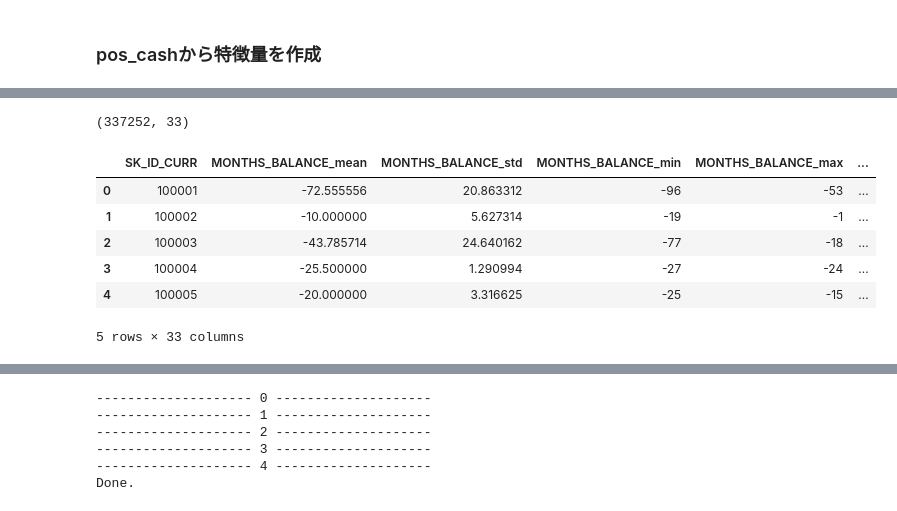
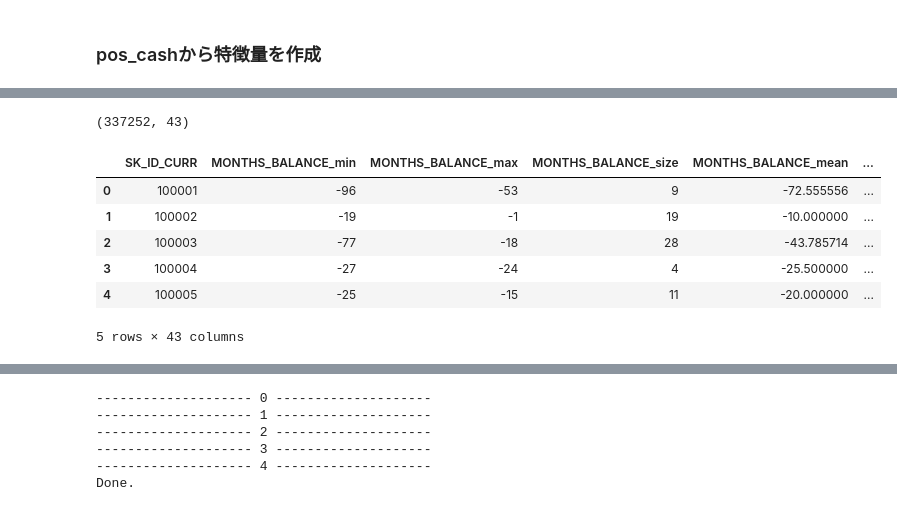
Before and after one commit to nekonabesan/kaggle_study, a Jupyter notebook: hcdr/Xgb_parameter_chuning_02.ipynb, the cells around one changed output, grey strips where cells are left out. Cells and saved outputs as stored; diff of their text form; code cells hidden in the pictures.

```diff
--- a/hcdr/Xgb_parameter_chuning_02.ipynb
+++ b/hcdr/Xgb_parameter_chuning_02.ipynb
@@ -216,3 +275,6 @@ def kde_target(var_name, df):
+# %%
+def geometric_mean(x):
+    return np.exp(np.log(x[x>0]).mean())
 # %% [markdown]
 ## baselineを確認(ラベルエンコーディング済み)
 # %%
@@ -647,0 +908,4 @@ col_ohe
+# %%
+# Some new features 2022/06/14
+pos_ohe['pos CNT_INSTALMENT_more_CNT_INSTALMENT_FUTURE'] = (pos_ohe['CNT_INSTALMENT'] > pos_ohe['CNT_INSTALMENT_FUTURE']).astype(int)
+pos_ohe.head()
@@ -648,40 +919,40 @@ col_ohe
 # %%
 pos_ohe_agg = pos_ohe.groupby('SK_ID_CURR').agg({
-    "MONTHS_BALANCE": ["mean", "std", "min", "max"]
-    ,"CNT_INSTALMENT": ["mean", "std", "min", "max"]
-    ,"CNT_INSTALMENT_FUTURE": ["mean", "std", "min", "max"]
-    ,"SK_DPD": ["mean", "std", "min", "max"]
-    ,"SK_DPD_DEF": ["mean", "std", "min", "max"]
+    "MONTHS_BALANCE": ['min', 'max', 'size', 'mean', 'var', 'sum']
+    ,"CNT_INSTALMENT": ['min', 'max', 'size', 'mean', 'var', 'sum']
+    ,"CNT_INSTALMENT_FUTURE": ['min', 'max', 'size', 'mean', 'var', 'sum']
+    ,"SK_DPD": ['min', 'max', 'size', 'mean', 'var', 'sum']
+    ,"SK_DPD_DEF": ['min', 'max', 'size', 'mean', 'var', 'sum']
     # カテゴリ変数をone-hot-encodingした値の集約
     ,"NAME_CONTRACT_STATUS_Active": ["mean"]
     ,"NAME_CONTRACT_STATUS_Amortized debt": ["mean"]
     ,"NAME_CONTRACT_STATUS_Approved": ["mean"]
     ,"NAME_CONTRACT_STATUS_Canceled": ["mean"]
     ,"NAME_CONTRACT_STATUS_Completed": ["mean"]
     ,"NAME_CONTRACT_STATUS_Demand": ["mean"]
     ,"NAME_CONTRACT_STATUS_Returned to the store": ["mean"]
     ,"NAME_CONTRACT_STATUS_Signed": ["mean"]
     ,"NAME_CONTRACT_STATUS_XNA": ["mean"]
     ,"NAME_CONTRACT_STATUS_nan": ["mean"]
     # IDのユニーク数をカウント
     ,"SK_ID_PREV":["count", "nunique"]
 })
 
 # カラム名の付与
 pos_ohe_agg.columns = [i + "_" + j for i,j in pos_ohe_agg.columns]
 pos_ohe_agg = pos_ohe_agg.reset_index(drop=False)
 
 print(pos_ohe_agg.shape)
 pos_ohe_agg.head()
 # %% [output]
-(337252, 33)
+(337252, 43)
-|  | SK_ID_CURR | MONTHS_BALANCE_mean | MONTHS_BALANCE_std | MONTHS_BALANCE_min | MONTHS_BALANCE_max | ... |
-| 0 | 100001 | -72.555556 | 20.863312 | -96 | -53 | ... |
-| 1 | 100002 | -10.000000 | 5.627314 | -19 | -1 | ... |
-| 2 | 100003 | -43.785714 | 24.640162 | -77 | -18 | ... |
-| 3 | 100004 | -25.500000 | 1.290994 | -27 | -24 | ... |
-| 4 | 100005 | -20.000000 | 3.316625 | -25 | -15 | ... |
+|  | SK_ID_CURR | MONTHS_BALANCE_min | MONTHS_BALANCE_max | MONTHS_BALANCE_size | MONTHS_BALANCE_mean | ... |
+| 0 | 100001 | -96 | -53 | 9 | -72.555556 | ... |
+| 1 | 100002 | -19 | -1 | 19 | -10.000000 | ... |
+| 2 | 100003 | -77 | -18 | 28 | -43.785714 | ... |
+| 3 | 100004 | -27 | -24 | 4 | -25.500000 | ... |
+| 4 | 100005 | -25 | -15 | 11 | -20.000000 | ... |
-5 rows × 33 columns
+5 rows × 43 columns
 # %%
 df_train = pd.merge(app_train, pos_ohe_agg, on='SK_ID_CURR', how='left')
 print(df_train.shape)
```
Also changed, not shown: parts of 75 cells of this notebook, 3 other files.
